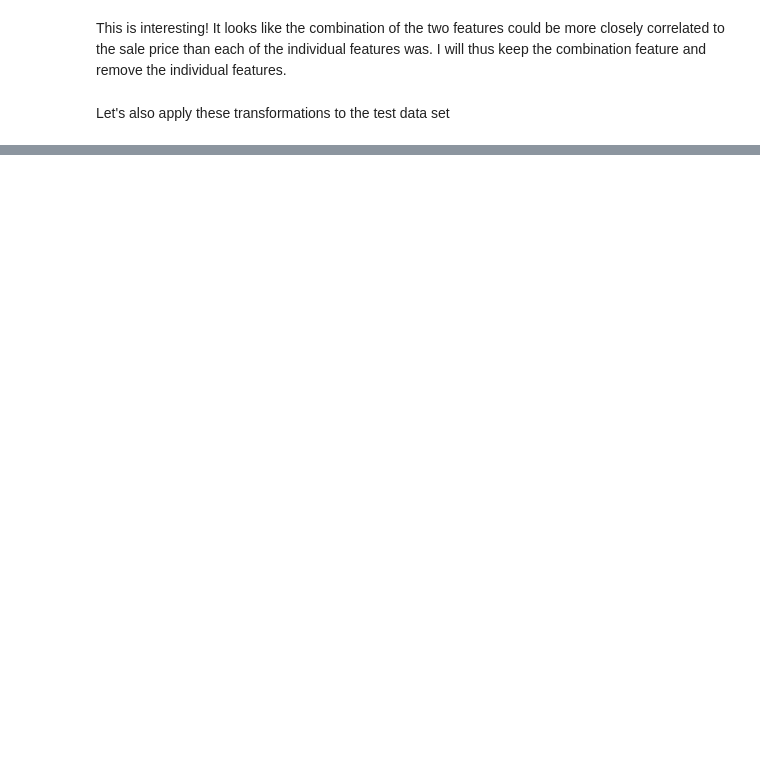
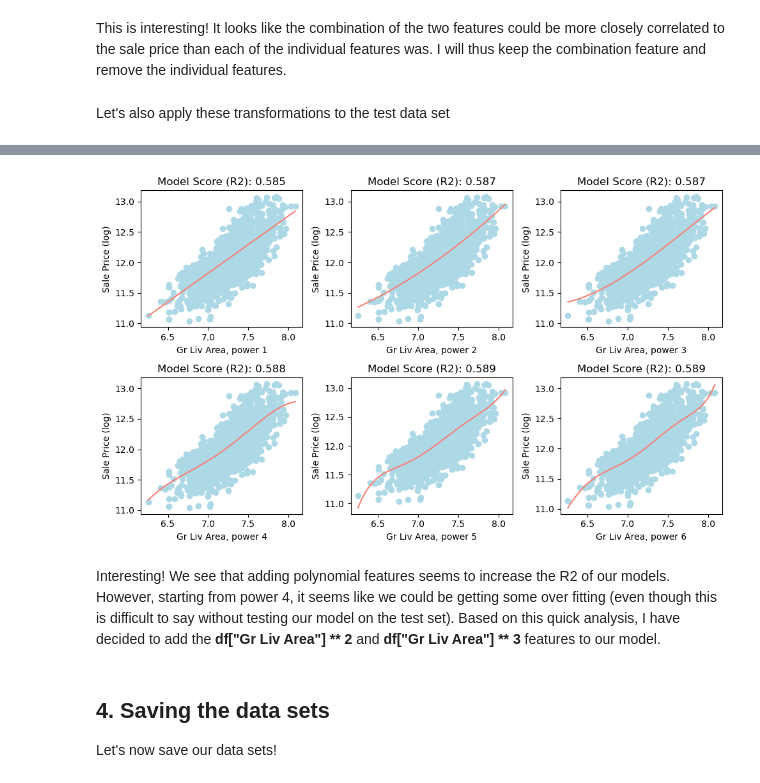
Before and after one commit to OphelieRutschmann/COS_machine_learning, a Jupyter notebook: 03_Machine_Learning_1_Project/02_Feature_Engineering.ipynb, the cells around one changed output, grey strips where cells are left out. Cells and saved outputs as stored; diff of their text form; code cells hidden in the pictures; blank space fills up the shorter version.

```diff
--- a/03_Machine_Learning_1_Project/02_Feature_Engineering.ipynb
+++ b/03_Machine_Learning_1_Project/02_Feature_Engineering.ipynb
@@ -355,0 +386,40 @@ Index(['MS SubClass', 'MS Zoning', 'Lot Frontage', 'Lot Area', 'Lot Shape',
+# %%
+from sklearn.linear_model import LinearRegression
+from sklearn.preprocessing import PolynomialFeatures
+
+fig, axes = plt.subplots(2, 3, figsize=(10, 6))
+axes=axes.flatten()
+
+R = []
+coefs = []
+X = df[["Gr Liv Area"]].values
+y = df["SalePrice_log"].values
+x_values = np.linspace(min(X), max(X), num=100)
+
+for i in range(1,7):
+    lr = LinearRegression()
+
+    # create polynomial features
+    poly = PolynomialFeatures(degree=i)
+    X_poly = poly.fit_transform(X)
+
+    # fit the model and calculate the R2 score
+    lr.fit(X_poly, y)
+    R.append(lr.score(X_poly, y))
+    coefs.append(lr.coef_)
+
+    # Plot the model
+    X_values_poly = poly.transform(x_values)
+    y_values = lr.predict(X_values_poly)
+    axes[i-1].scatter(x=df["Gr Liv Area"], y=df["SalePrice_log"], color="lightblue")
+    axes[i-1].plot(x_values, y_values, color="salmon")
+    axes[i-1].set_xlabel("Gr Liv Area, power " + str(i))
+    axes[i-1].set_ylabel("Sale Price (log)")
+    axes[i-1].set_title("Model Score (R2): " + str(np.round(R[i-1], 3)))
+
+plt.tight_layout()
+plt.show()
+# %% [output]
+[figure, added]
+# %% [markdown]
+Interesting! We see that adding polynomial features seems to increase the R2 of our models. However, starting from power 4, it seems like we could be getting some over fitting (even though this is difficult to say without testing our model on the test set). Based on this quick analysis, I have decided to add the **df["Gr Liv Area"] ** 2** and **df["Gr Liv Area"] ** 3** features to our model.
@@ -355,0 +432,3 @@ Index(['MS SubClass', 'MS Zoning', 'Lot Frontage', 'Lot Area', 'Lot Shape',
+# %% [markdown]
+## **4. Saving the data sets**
+Let's now save our data sets!
```
Also changed, not shown: parts of 18 cells of this notebook, 3 other files.
